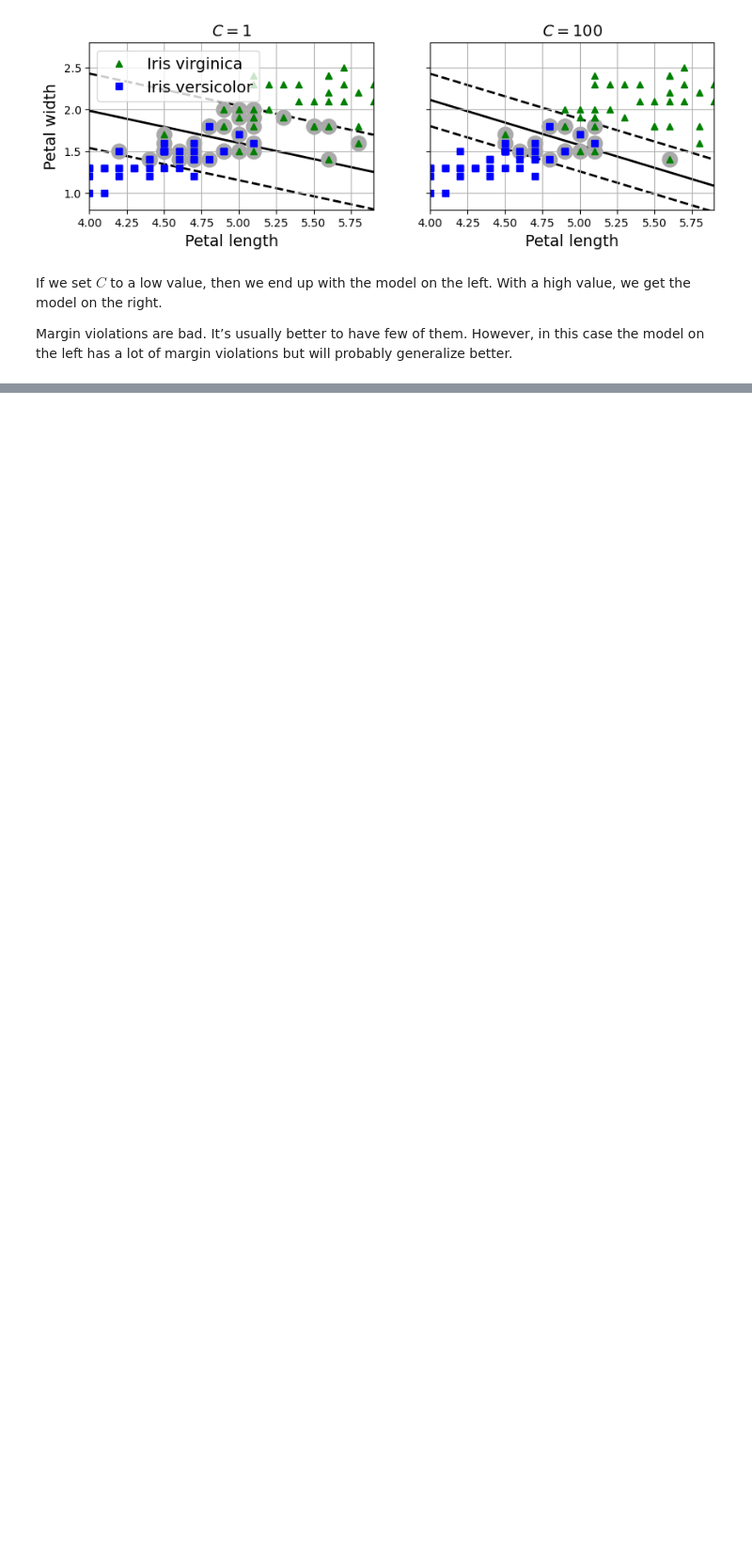
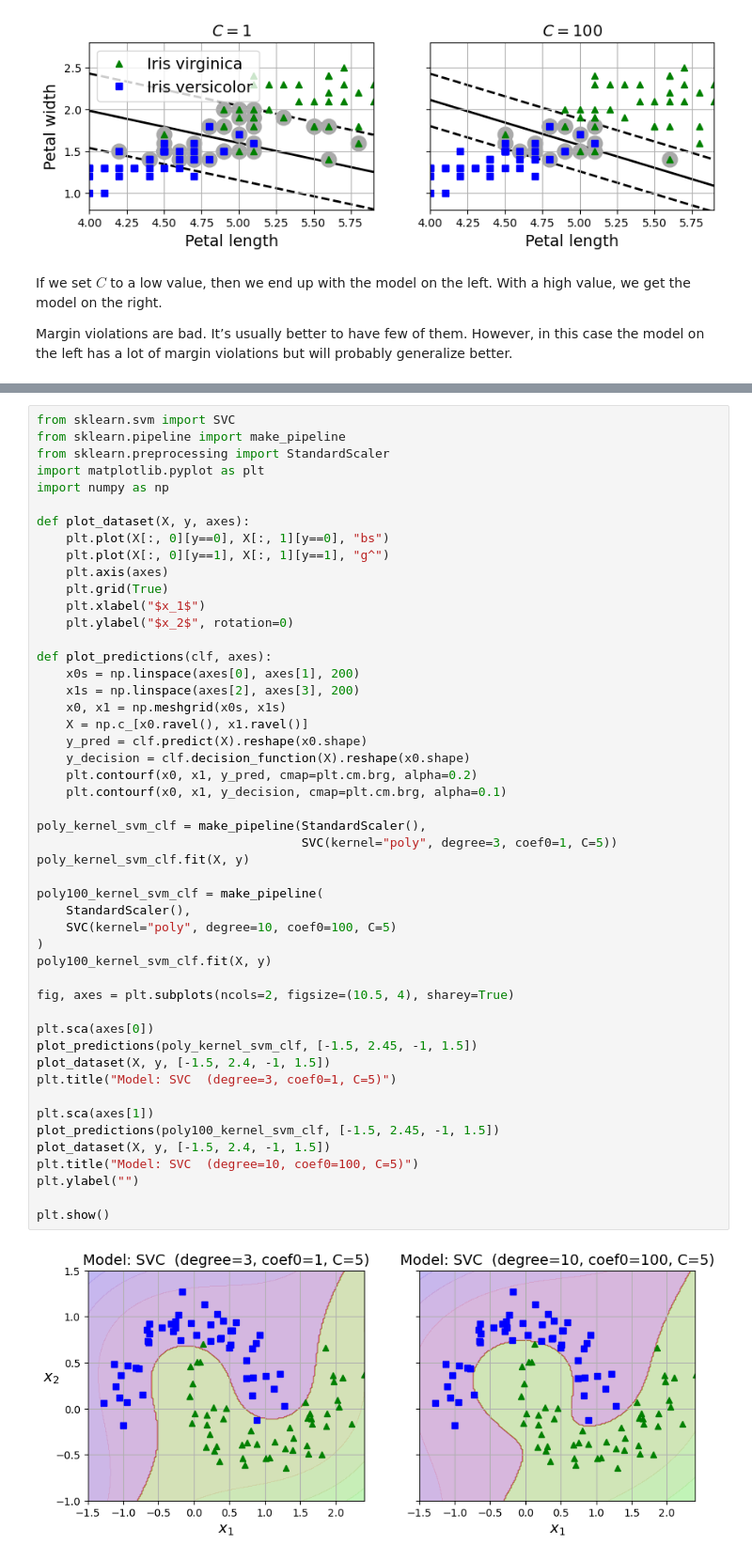
Before and after one commit to edmar-bevilaqua/data_science, a Jupyter notebook: Fundamentals/support_vector_machines.ipynb, the cells around one changed output, grey strips where cells are left out. Shown at 94% size. Saved outputs shown, nothing was run; the diff lists cells and outputs as text; blank space fills up the shorter version.

```diff
--- a/Fundamentals/support_vector_machines.ipynb
+++ b/Fundamentals/support_vector_machines.ipynb
@@ -300,0 +329,51 @@ plt.show()
+# %%
+from sklearn.svm import SVC
+from sklearn.pipeline import make_pipeline
+from sklearn.preprocessing import StandardScaler
+import matplotlib.pyplot as plt
+import numpy as np
+
+def plot_dataset(X, y, axes):
+    plt.plot(X[:, 0][y==0], X[:, 1][y==0], "bs")
+    plt.plot(X[:, 0][y==1], X[:, 1][y==1], "g^")
+    plt.axis(axes)
+    plt.grid(True)
+    plt.xlabel("$x_1$")
+    plt.ylabel("$x_2$", rotation=0)
+
+def plot_predictions(clf, axes):
+    x0s = np.linspace(axes[0], axes[1], 200)
+    x1s = np.linspace(axes[2], axes[3], 200)
+    x0, x1 = np.meshgrid(x0s, x1s)
+    X = np.c_[x0.ravel(), x1.ravel()]
+    y_pred = clf.predict(X).reshape(x0.shape)
+    y_decision = clf.decision_function(X).reshape(x0.shape)
+    plt.contourf(x0, x1, y_pred, cmap=plt.cm.brg, alpha=0.2)
+    plt.contourf(x0, x1, y_decision, cmap=plt.cm.brg, alpha=0.1)
+
+poly_kernel_svm_clf = make_pipeline(StandardScaler(),
+                                    SVC(kernel="poly", degree=3, coef0=1, C=5))
+poly_kernel_svm_clf.fit(X, y)
+
+poly100_kernel_svm_clf = make_pipeline(
+    StandardScaler(),
+    SVC(kernel="poly", degree=10, coef0=100, C=5)
+)
+poly100_kernel_svm_clf.fit(X, y)
+
+fig, axes = plt.subplots(ncols=2, figsize=(10.5, 4), sharey=True)
+
+plt.sca(axes[0])
+plot_predictions(poly_kernel_svm_clf, [-1.5, 2.45, -1, 1.5])
+plot_dataset(X, y, [-1.5, 2.4, -1, 1.5])
+plt.title("Model: SVC  (degree=3, coef0=1, C=5)")
+
+plt.sca(axes[1])
+plot_predictions(poly100_kernel_svm_clf, [-1.5, 2.45, -1, 1.5])
+plot_dataset(X, y, [-1.5, 2.4, -1, 1.5])
+plt.title("Model: SVC  (degree=10, coef0=100, C=5)")
+plt.ylabel("")
+
+plt.show()
+# %% [output]
+[figure, added]
```
Also changed, not shown: parts of 15 cells of this notebook, 4 other files.
